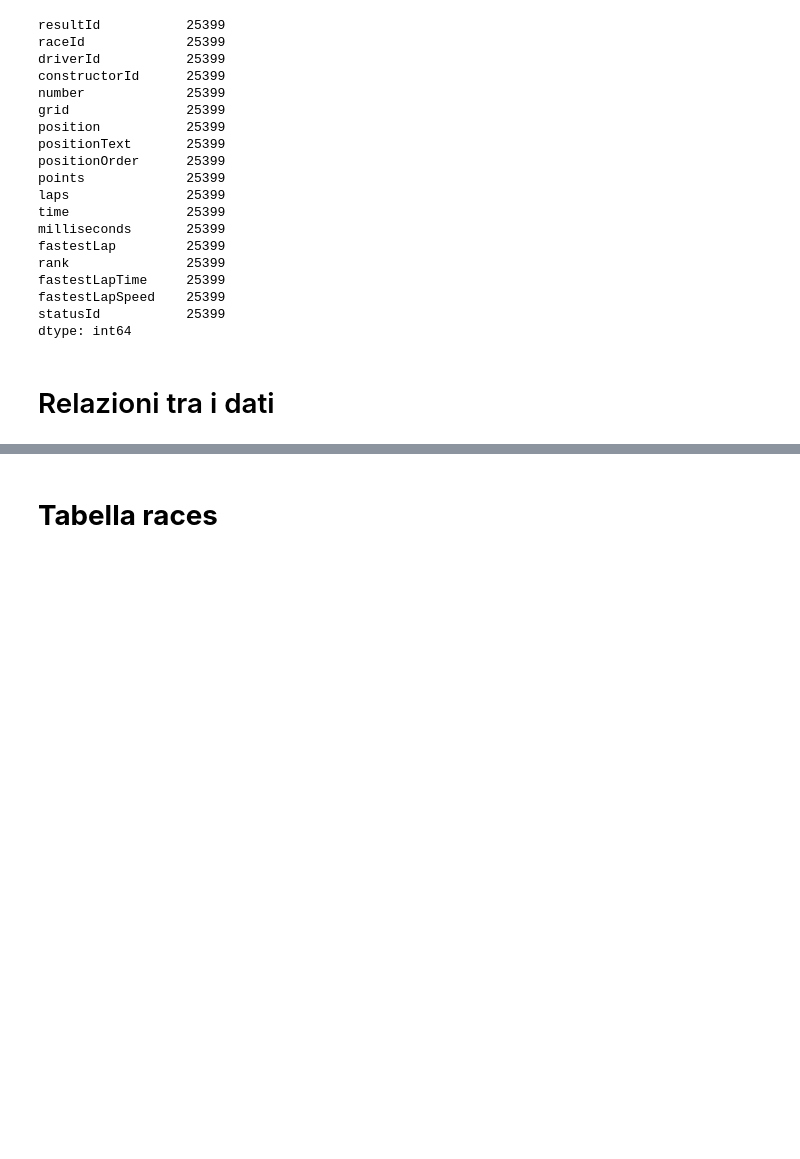
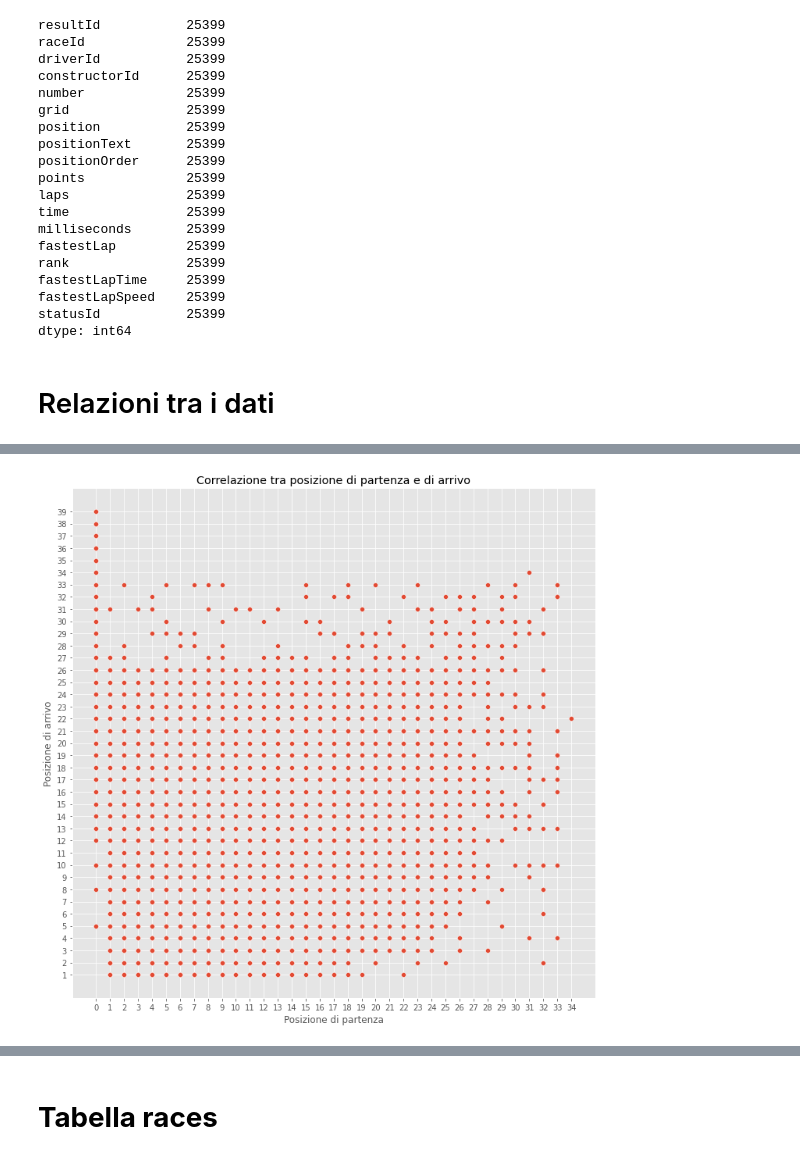
Before and after one commit to giorgio-angelo-esposito/F1WP, a Jupyter notebook: F1WP.ipynb, the cells around one changed output, grey strips where cells are left out. Saved outputs shown, nothing was run; the diff lists cells and outputs as text; code cells hidden in the pictures; blank space fills up the shorter version.

```diff
--- a/F1WP.ipynb
+++ b/F1WP.ipynb
@@ -116,3 +105,18 @@ dtype: int64
+# %%
+plt.figure(figsize=(12,12))
+
+sns.scatterplot(data=results_copy,x = 'grid', y = 'positionOrder')
+
+plt.xticks(results['grid'].unique())
+plt.yticks(results['positionOrder'].unique())
+
+plt.xlabel('Posizione di partenza')
+plt.ylabel('Posizione di arrivo')
+plt.title('Correlazione tra posizione di partenza e di arrivo')
+plt.savefig('grid_pOrder_correlation')
+plt.show()
+# %% [output]
+[figure, added]
 # %%
 #otteniamo il numero di piloti che hanno vinto partendo dalla prima posizione
 winner_from_pole = results.loc[(results['grid'] == 1) & (results['positionOrder'] == 1)].count()[0]
```
Also changed, not shown: parts of 15 cells of this notebook.
